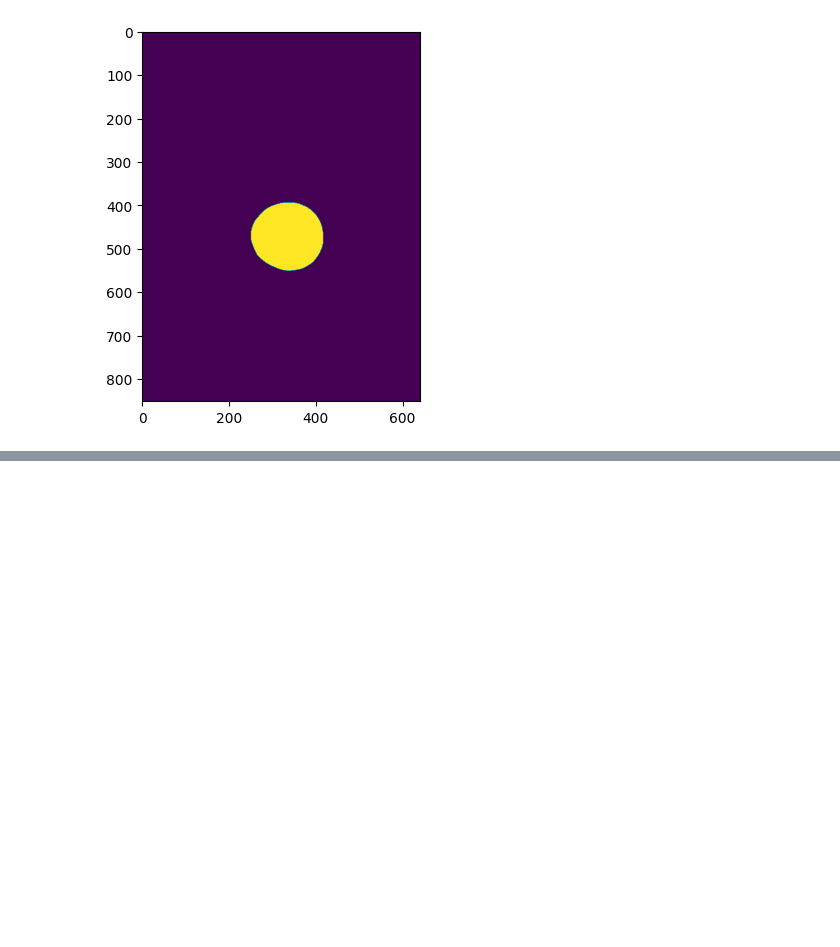
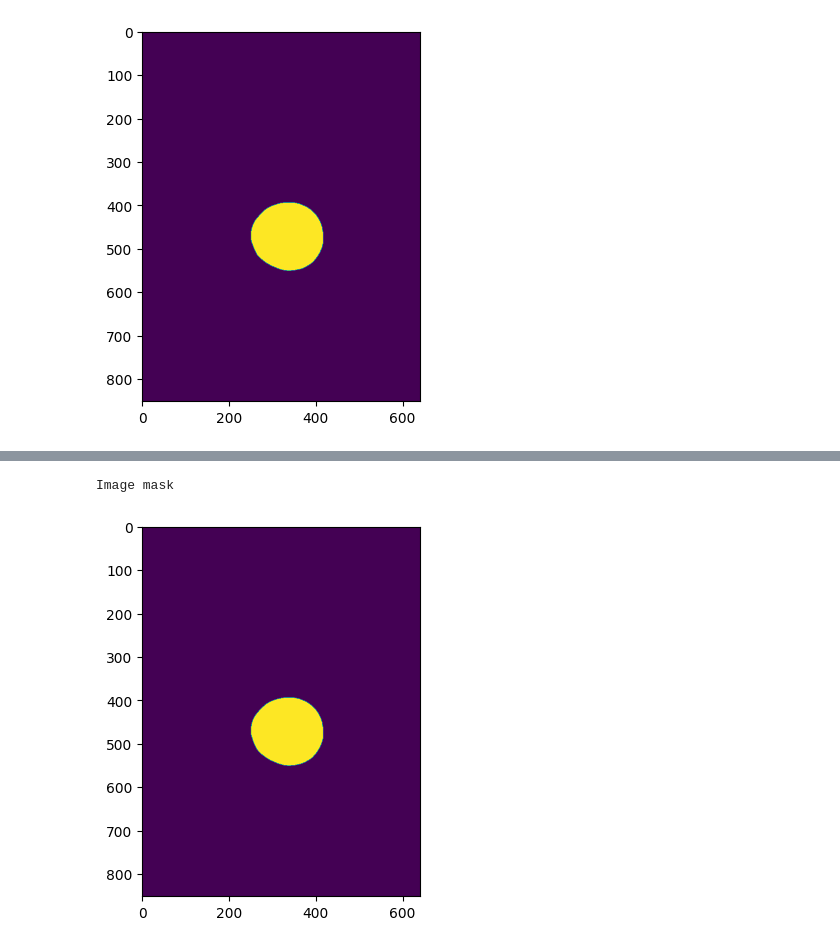
Before and after one commit to SnowballAntrobus/DreamsOfClothServer, a Jupyter notebook: server-testing.ipynb, the cells around one changed output, grey strips where cells are left out. Cells and saved outputs as stored; diff of their text form; code cells hidden in the pictures; blank space fills up the shorter version.

```diff
--- a/server-testing.ipynb
+++ b/server-testing.ipynb
@@ -39,7 +44,7 @@ plt.show()
 url = 'http://cloth.gay:8000/server/image-upload/'
 file_path = 'orange2.jpg'
 with open(file_path, 'rb') as file:
-    data = {"pos_points": [{"x": 350, "y": 450}], "neg_points": []}
+    data = {"points": {"pos_points": [{"x": 350, "y": 450}], "neg_points": []}}
     json_data = json.dumps(data)
     payload = {
         'image': file,
@@ -59,0 +77,22 @@ Image mask
+# %%
+url = 'http://cloth.gay:8000/server/image-upload/'
+file_path = 'orange2.jpg'
+with open(file_path, 'rb') as file:
+    data = {"box": {"point1": {"x": 240, "y": 385}, "point2": {"x": 420, "y": 555}}}
+    json_data = json.dumps(data)
+    payload = {
+        'image': file,
+        'json': ('data.json', json_data, 'application/json')
+    }
+    response = requests.post(url, files=payload)
+    if response.status_code == 200:
+        data = response.json()
+        print(data['message'])
+        encoded_image = data['image_data']
+        decoded_image =  base64.b64decode(encoded_image.encode('utf-8'))
+        img_server = Image.open(BytesIO(decoded_image))
+        plt.figure()
+        plt.imshow(img_server)
+# %% [output]
+Image mask
+[figure, added]
```
Also changed, not shown: parts of 4 cells of this notebook.
